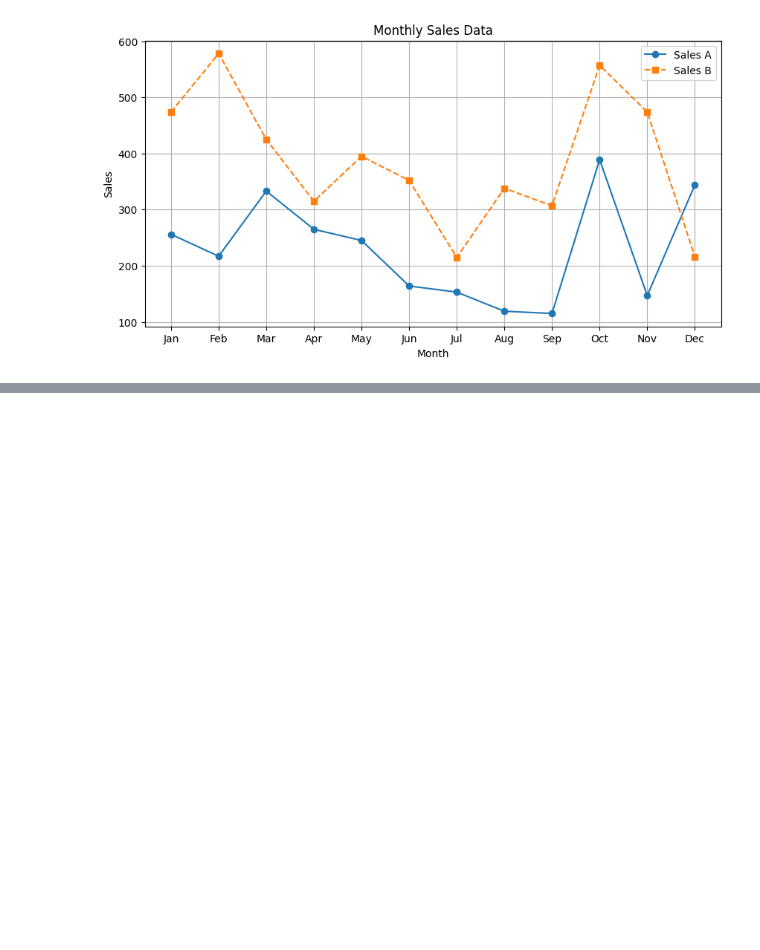
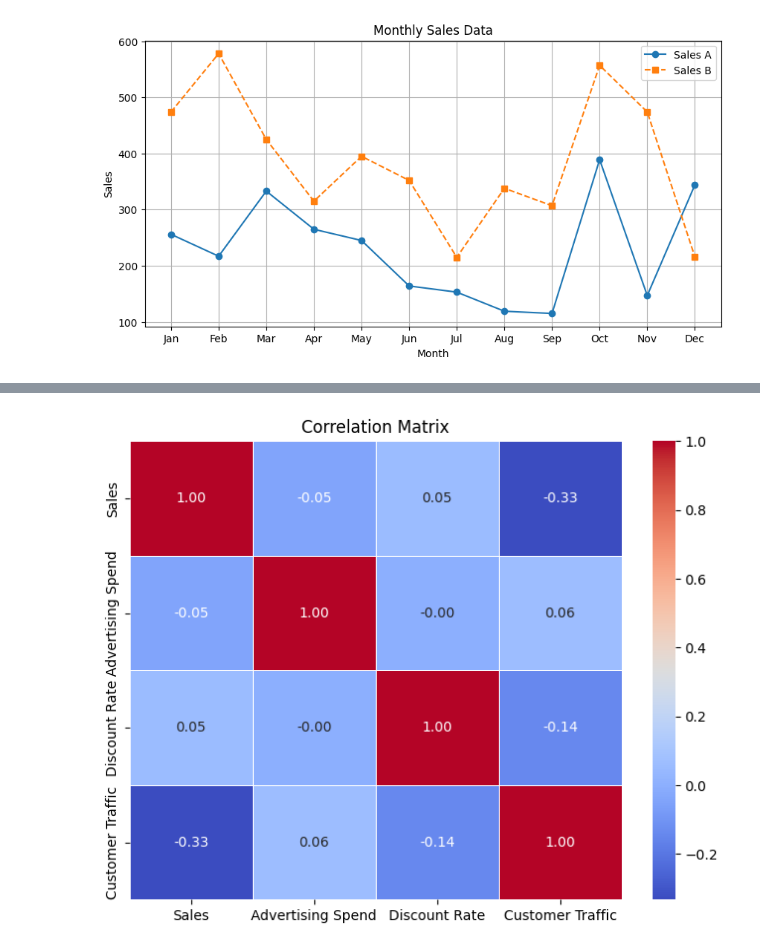
Before and after one commit to janviishere/Python-Program, a Jupyter notebook: Untitled9.ipynb, the cells around one changed output, grey strips where cells are left out. Saved outputs shown, nothing was run; the diff lists cells and outputs as text; code cells hidden in the pictures; blank space fills up the shorter version.

```diff
--- a/Untitled9.ipynb
+++ b/Untitled9.ipynb
@@ -116,0 +242,23 @@ plt.show()
+# %%
+import pandas as pd
+import numpy as np
+import seaborn as sns
+import matplotlib.pyplot as plt
+# Generate a sample dataset
+np.random.seed(42)
+data = {
+'Sales': np.random.randint(100, 500, 50),
+'Advertising Spend': np.random.randint(50, 300, 50),
+'Discount Rate': np.random.uniform(0, 0.5, 50),
+'Customer Traffic': np.random.randint(200, 1000, 50)
+}
+df = pd.DataFrame(data)
+# Compute correlation matrix
+corr_matrix = df.corr()
+# Plot heatmap
+plt.figure(figsize=(8, 6))
+sns.heatmap(corr_matrix, annot=True, cmap='coolwarm', fmt=".2f", linewidths=0.5)
+plt.title("Correlation Matrix")
+plt.show()
+# %% [output]
+[figure, added]
```
Also changed, not shown: parts of 4 cells of this notebook.
